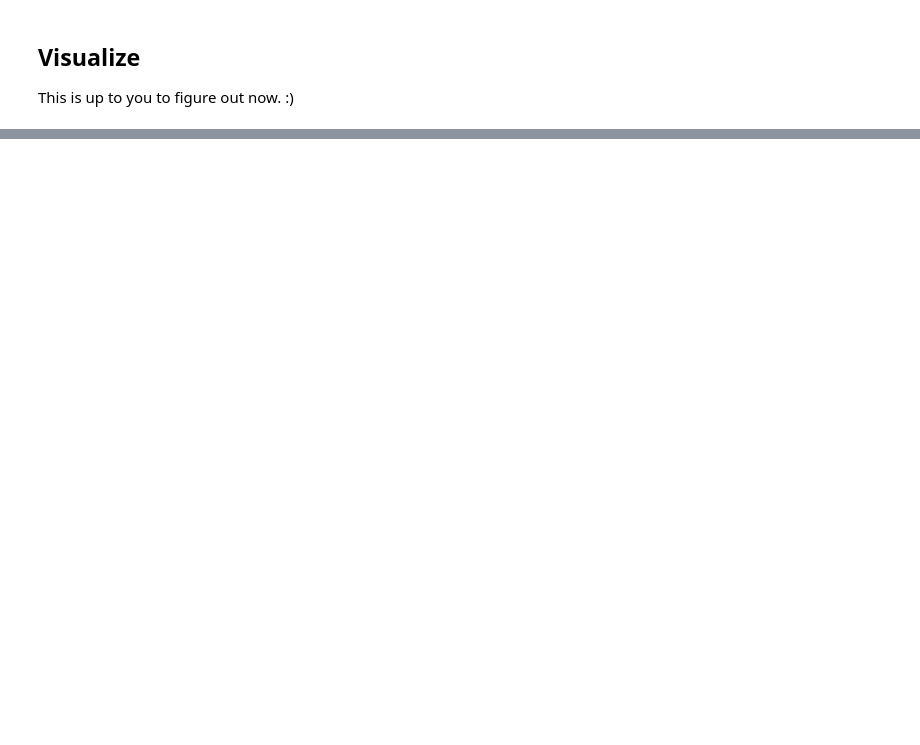
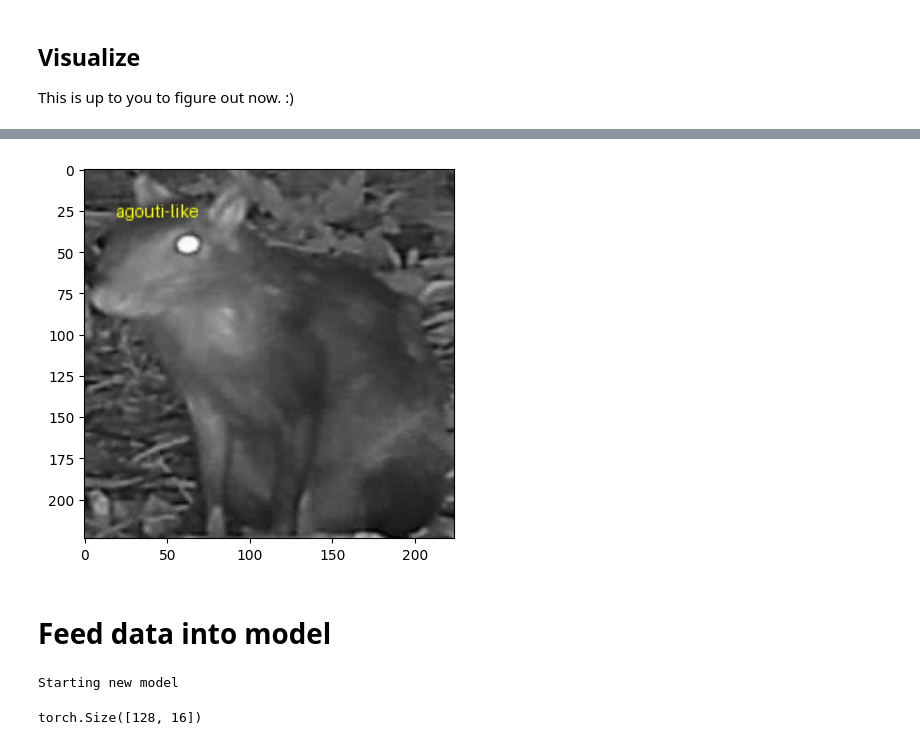
Before and after one commit to ThomasLuypaert/ABC_expeditions_classifier, a Jupyter notebook: ct_classifier/visualize_predictions.ipynb, the cells around one changed output, grey strips where cells are left out. Cells and saved outputs as stored; diff of their text form; code cells hidden in the pictures; blank space fills up the shorter version.

```diff
--- a/ct_classifier/visualize_predictions.ipynb
+++ b/ct_classifier/visualize_predictions.ipynb
@@ -80,0 +154,43 @@ This is up to you to figure out now. :)
+# %%
+# Load the libraries
+
+import matplotlib.pyplot as plt
+import numpy as np
+from PIL import Image, ImageDraw, ImageFont
+
+# Definitions
+
+def show_batch_image(batch, index):
+
+    # 1. Grab the image at the right index and convert to numpy array
+
+    numpy_array_img = batch[0][index].detach().numpy()
+    numpy_array_img=np.transpose(numpy_array_img, (1, 2, 0))
+
+    # 2. Plot image with label
+
+    image = Image.fromarray((255*numpy_array_img).astype(np.uint8))
+    draw  = ImageDraw.Draw(image)
+    draw.text((20,20),
+          dl_test.dataset.inv_labels.get(batch[1][index].item()),
+          fill="#FFFF00")
+
+    plt.imshow(image)
+# %%
+show_batch_image(batch=batch, index = 16)
+# %% [output]
+[figure, added]
+# %% [markdown]
+# Feed data into model
+# %%
+model_instance, start_epoch = load_model(cfg = cfg)
+
+start_epoch
+
+predictions = model_instance(batch[0])
+# %% [output]
+Starting new model
+# %%
+predictions.shape
+# %% [output]
+torch.Size([128, 16])
```
Also changed, not shown: parts of 10 cells of this notebook, 2 other files.
